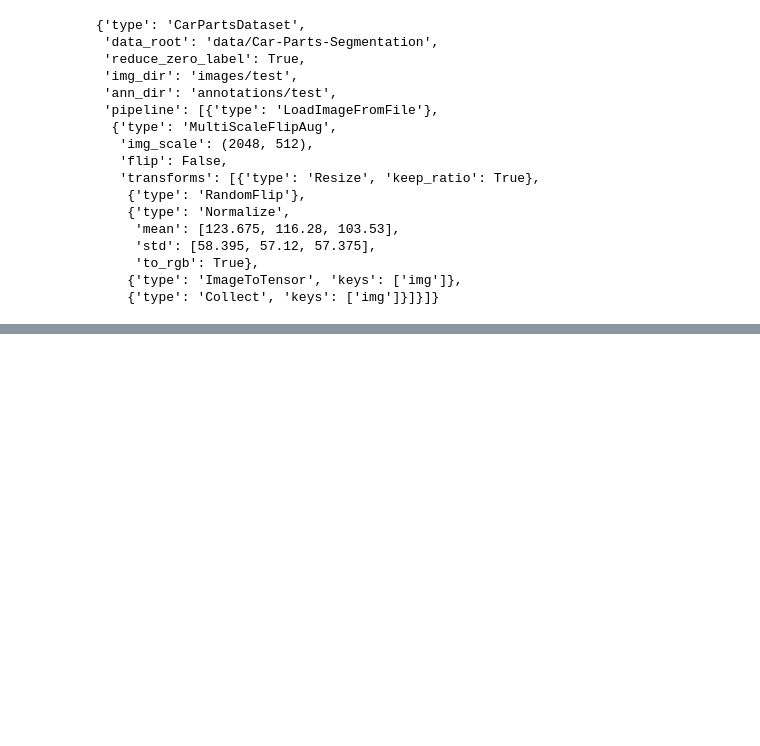
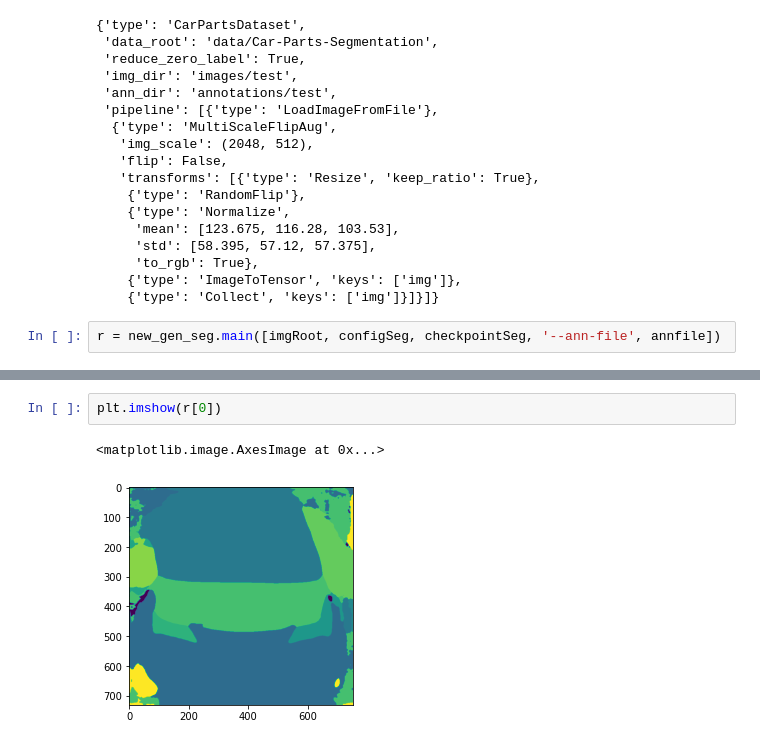
Before and after one commit to L1nusB/XAI-Vehicle-Classification, a Jupyter notebook: notebooks/SegmentationWork.ipynb, the cells around one changed output, grey strips where cells are left out. Cells and saved outputs as stored; diff of their text form; blank space fills up the shorter version.

```diff
--- a/notebooks/SegmentationWork.ipynb
+++ b/notebooks/SegmentationWork.ipynb
@@ -239,3 +238,5 @@ model.cfg.data.test
      'to_rgb': True},
     {'type': 'ImageToTensor', 'keys': ['img']},
     {'type': 'Collect', 'keys': ['img']}]}]}
+# %%
+r = new_gen_seg.main([imgRoot, configSeg, checkpointSeg, '--ann-file', annfile])
@@ -241,0 +265,5 @@ model.cfg.data.test
+# %%
+plt.imshow(r[0])
+# %% [output]
+<matplotlib.image.AxesImage at 0x...>
+[figure, added]
```
Also changed, not shown: parts of 3 cells of this notebook, 3 other files.
